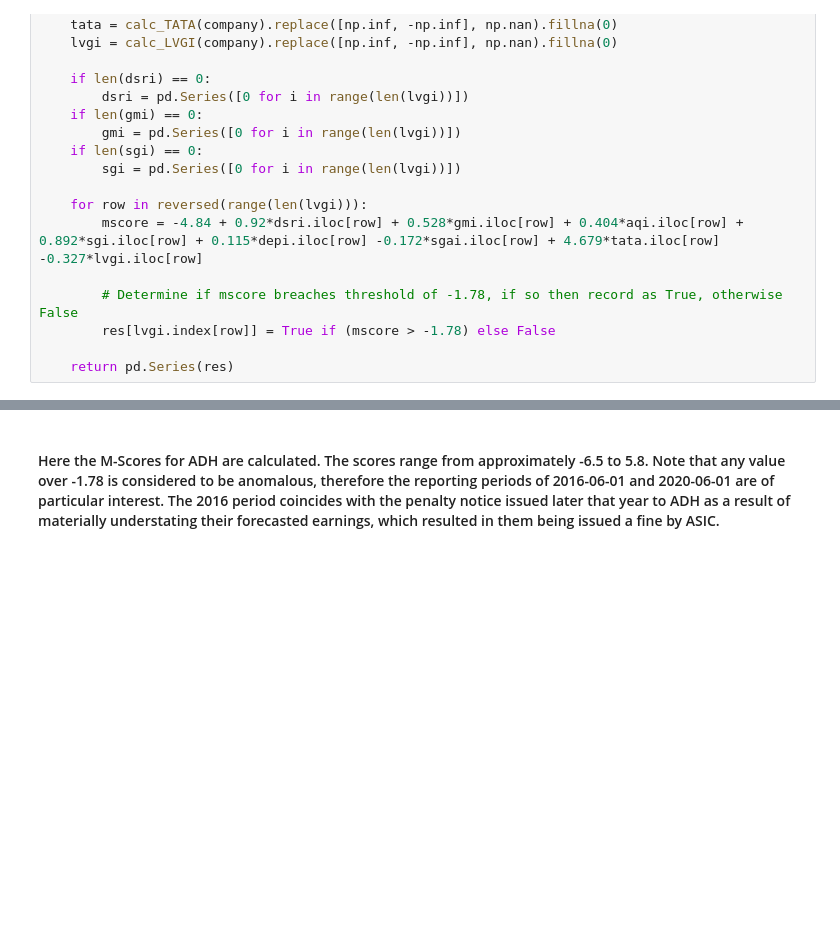
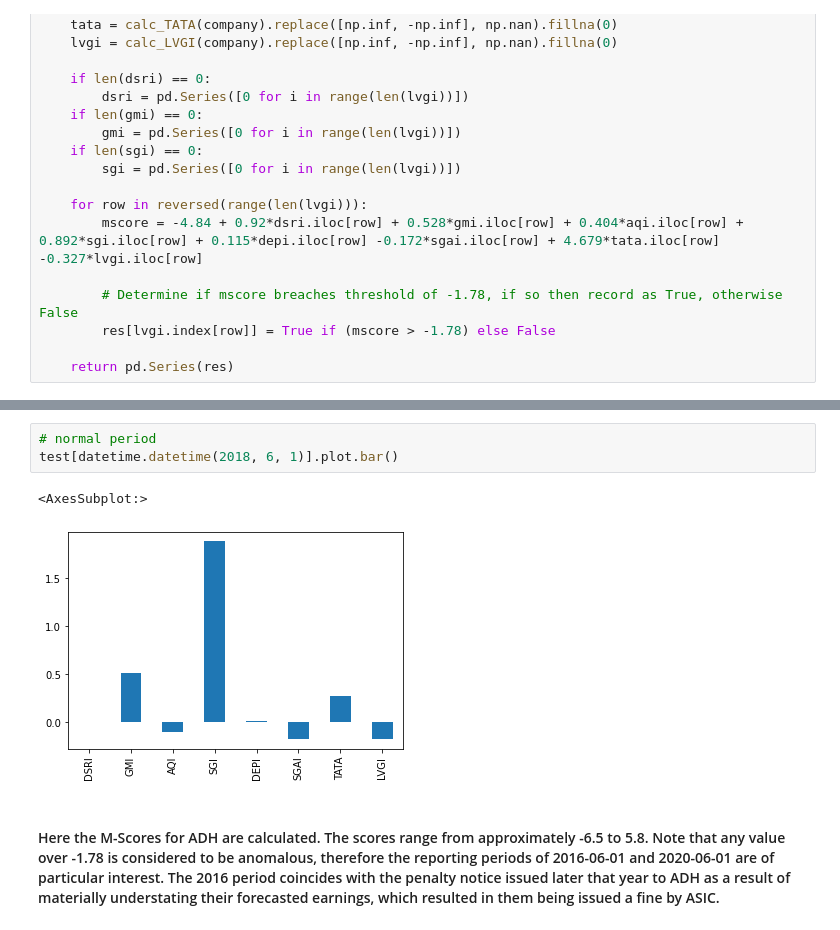
Before and after one commit to someonealive0/deepaudit, a Jupyter notebook: COMP3850.ipynb, the cells around one changed output, grey strips where cells are left out. Saved outputs shown, nothing was run; the diff lists cells and outputs as text; blank space fills up the shorter version.

```diff
--- a/COMP3850.ipynb
+++ b/COMP3850.ipynb
@@ -586,3 +647,9 @@ def calc_mscore_TF(company):
+# %%
+# normal period
+test[datetime.datetime(2018, 6, 1)].plot.bar()
+# %% [output]
+<AxesSubplot:>
+[figure, added]
 # %% [markdown]
 #### Here the M-Scores for ADH are calculated. The scores range from approximately -6.5 to 5.8. Note that any value over -1.78 is considered to be anomalous, therefore the reporting periods of 2016-06-01 and 2020-06-01 are of particular interest. The 2016 period coincides with the penalty notice issued later that year to ADH as a result of materially understating their forecasted earnings, which resulted in them being issued a fine by ASIC.
 # %%
```
Also changed, not shown: parts of 31 cells of this notebook.
